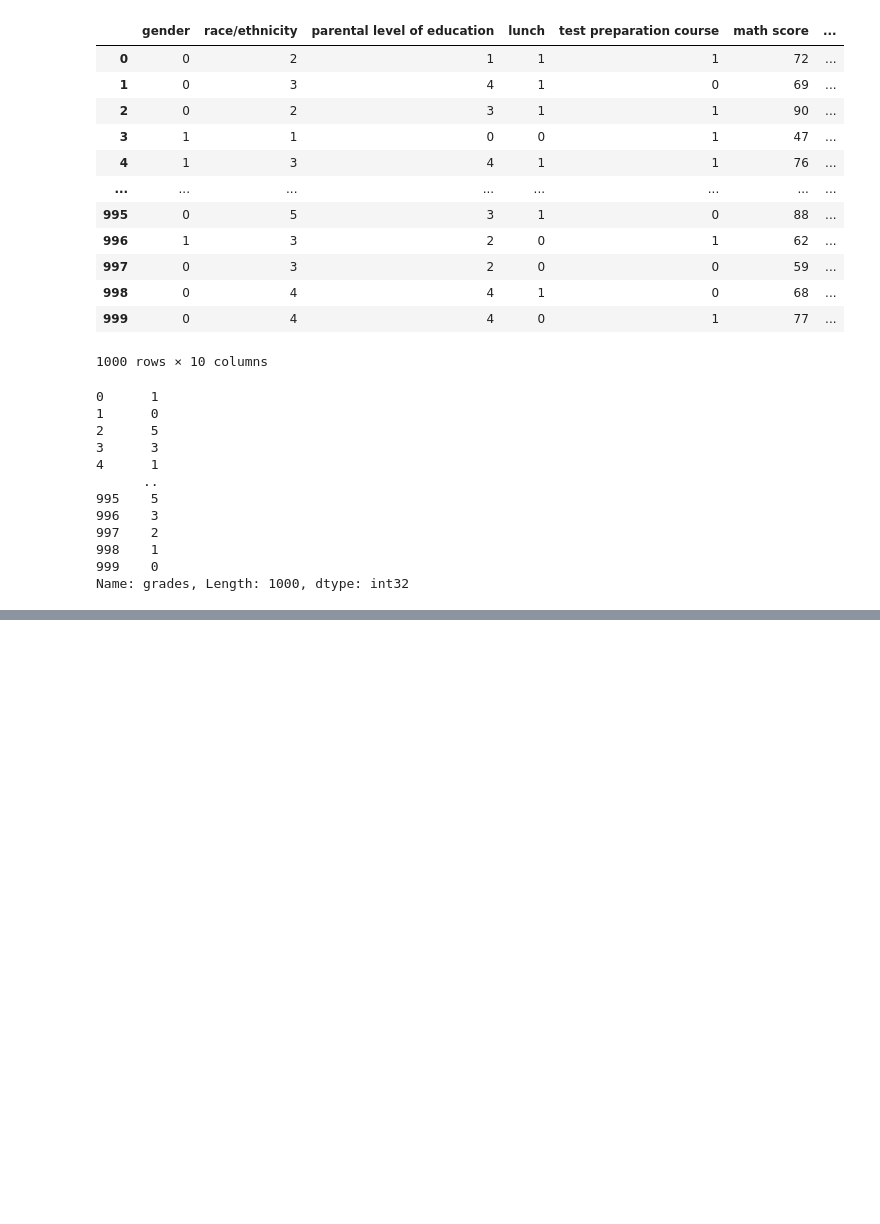
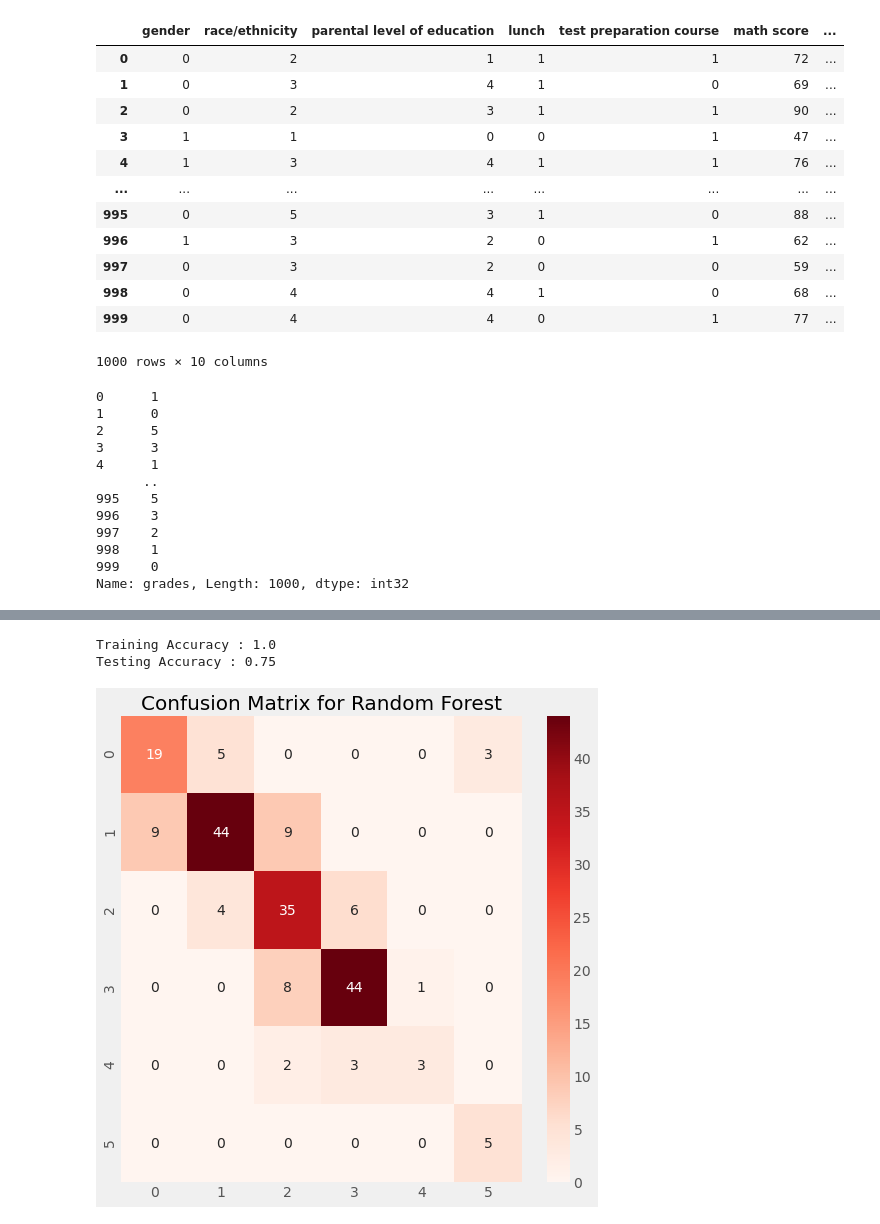
Before and after one commit to ibrahim82/aifor, a Jupyter notebook: student_perfamnce_any.ipynb, the cells around one changed output, grey strips where cells are left out. Cells and saved outputs as stored; diff of their text form; code cells hidden in the pictures; blank space fills up the shorter version.

```diff
--- a/student_perfamnce_any.ipynb
+++ b/student_perfamnce_any.ipynb
@@ -327,0 +438,34 @@ Name: grades, Length: 1000, dtype: int32
+# %%
+#Random Forest
+
+
+from sklearn.ensemble import RandomForestClassifier
+
+# creating a model
+model = RandomForestClassifier()
+
+# feeding the training data to the model
+model.fit(x_train, y_train)
+
+# predicting the x-test results
+y_pred = model.predict(x_test)
+
+# calculating the accuracies
+print("Training Accuracy :", model.score(x_train, y_train))
+print("Testing Accuracy :", model.score(x_test, y_test))
+# %% [output]
+Training Accuracy : 1.0
+Testing Accuracy : 0.75
+# %%
+from sklearn.metrics import confusion_matrix
+
+# creating a confusion matrix
+cm = confusion_matrix(y_test, y_pred)
+
+# printing the confusion matrix
+plt.rcParams['figure.figsize'] = (8, 8)
+sns.heatmap(cm, annot = True, cmap = 'Reds')
+plt.title('Confusion Matrix for Random Forest', fontweight = 30, fontsize = 20)
+plt.show()
+# %% [output]
+[figure, added]
```
Also changed, not shown: parts of 15 cells of this notebook.
